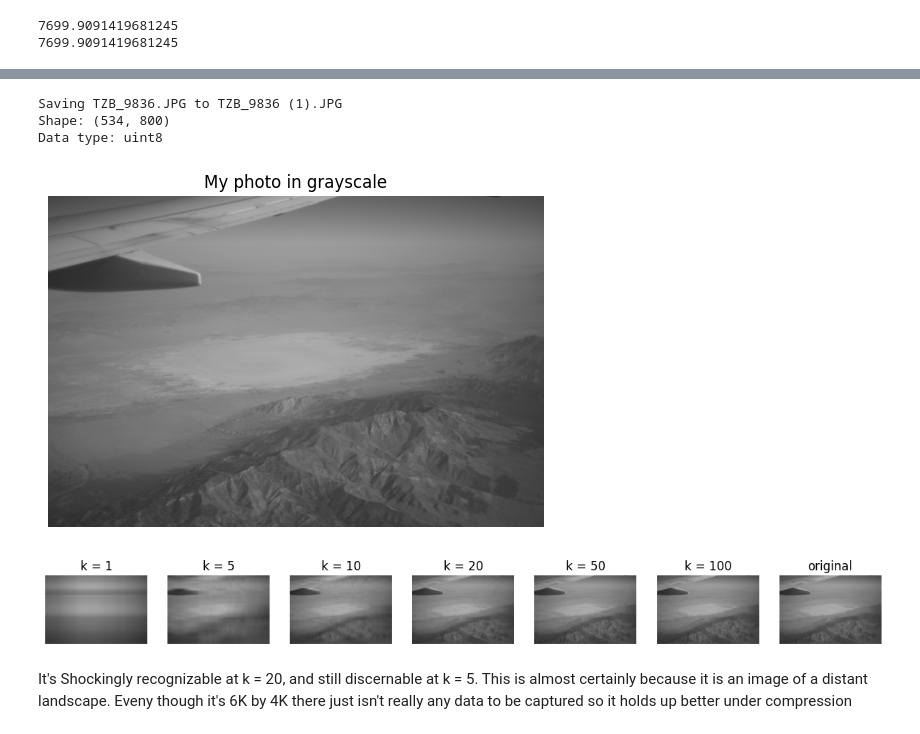
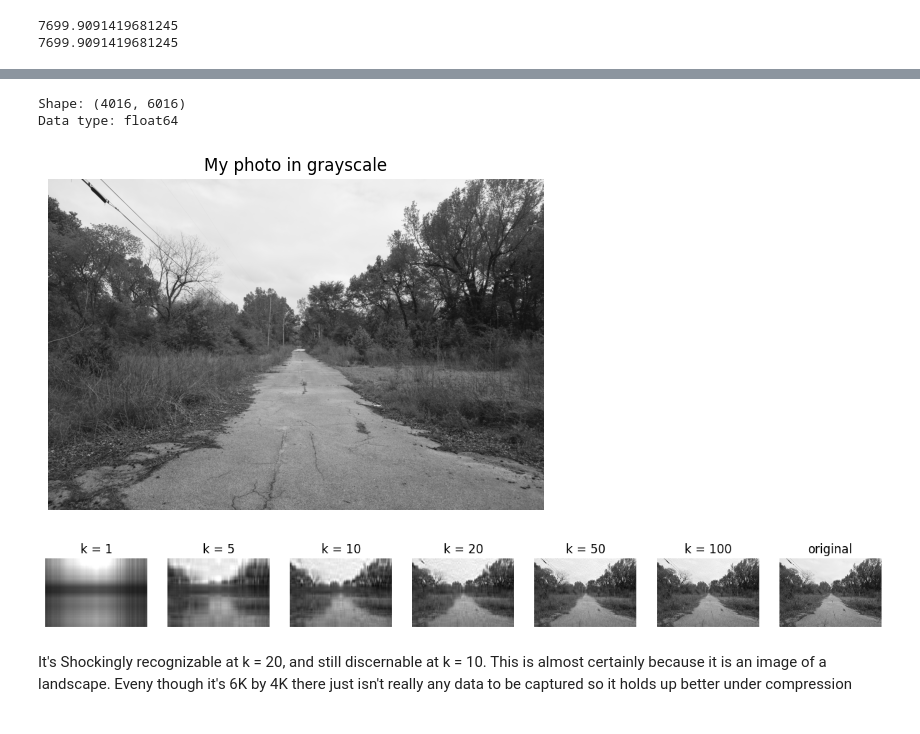
Before and after one commit to TZBDragon/LinAlg344TZB, a Jupyter notebook: notebooks/02_svd_approximation.ipynb, the cells around one changed output, grey strips where cells are left out. Drawn from its saved outputs; the diff is of its cells as text; code cells hidden in the pictures.

```diff
--- a/notebooks/02_svd_approximation.ipynb
+++ b/notebooks/02_svd_approximation.ipynb
@@ -47,7 +38,7 @@ First five: [70966.  17054.6 13314.9  8837.4  5874.6]
 [figure]
 # %%
 def rank_k_approx(A, k):
-#Return the rank-k SVD approximation of A.
+  """Return the rank-k SVD approximation of A."""
   U, s, Vt = np.linalg.svd(A, full_matrices=False)
   return U[:, :k] @ np.diag(s[:k]) @ Vt[:k, :]
 # %%
@@ -98,11 +105,8 @@ print(np.sqrt(np.sum(s[20:]**2)))
 # %%
 from google.colab import files
 from PIL import Image
-uploaded = files.upload()
-name = list(uploaded)[0]
-img = Image.open(name).convert("L")
-img.thumbnail((800, 800))
-P = np.array(img)
+# Convert the image to grayscale ('L') to make it a 2D matrix
+P = np.array(Image.open(f"{REPO}/data/TZB_7471.JPG").convert('L')).astype(float)
 print("Shape:", P.shape)
 print("Data type:", P.dtype)
 plt.imshow(P, cmap="gray", vmin=0, vmax=255)
@@ -127,7 +130,6 @@ plt.show()
-Saving TZB_9836.JPG to TZB_9836 (1).JPG
-Shape: (534, 800)
-Data type: uint8
+Shape: (4016, 6016)
+Data type: float64
-[figure, old version]
+[figure, new version]
-[figure, old version]
+[figure, new version]
 # %% [markdown]
-It's Shockingly recognizable at k = 20, and still discernable at k = 5. This is almost certainly because it is an image of a distant landscape. Eveny though it's 6K by 4K there just isn't really any data to be captured so it holds up better under compression
+It's Shockingly recognizable at k = 20, and still discernable at k = 10. This is almost certainly because it is an image of a landscape. Eveny though it's 6K by 4K there just isn't really any data to be captured so it holds up better under compression
```
Also changed, not shown: parts of 8 cells of this notebook.
